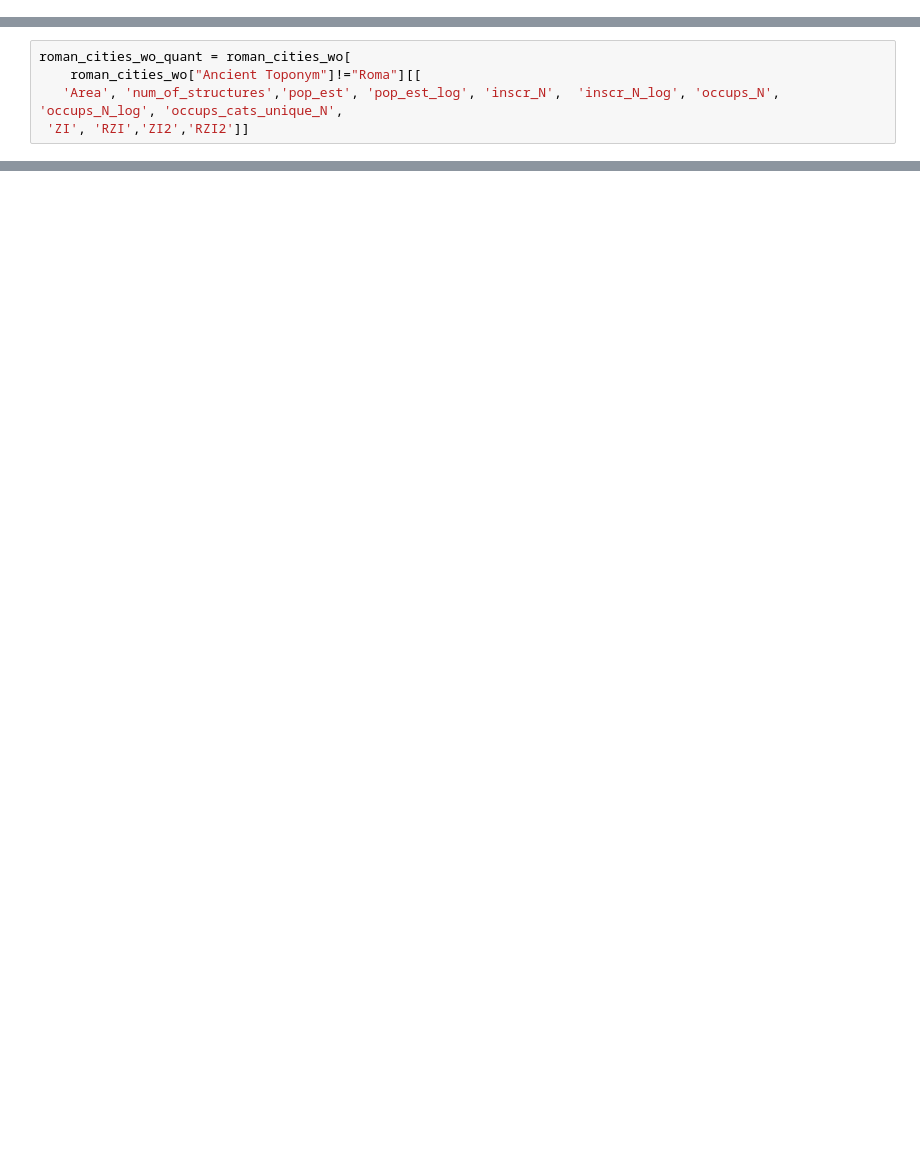
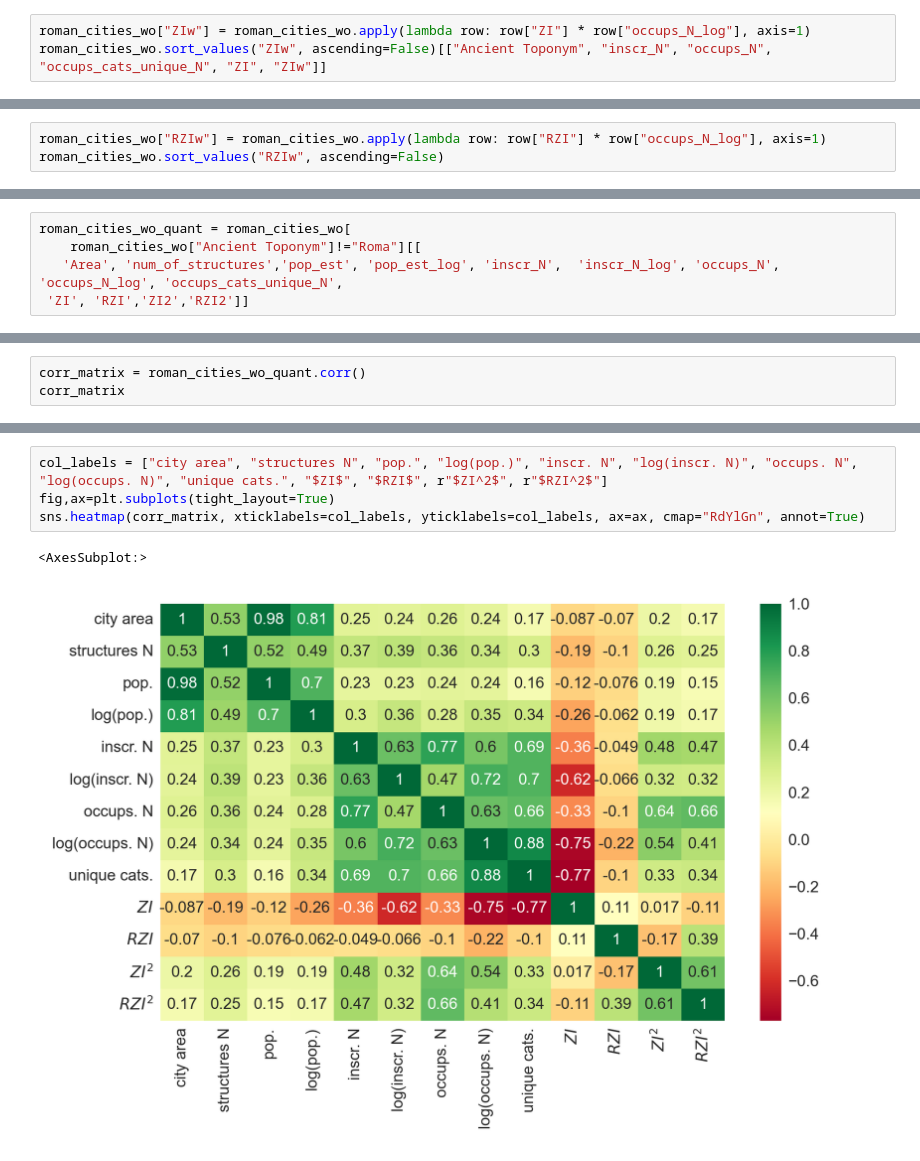
Before and after one commit to sdam-au/social_diversity, a Jupyter notebook: scripts/DIVERSITYvsSPECIALIZATION.ipynb, the cells around one changed output, grey strips where cells are left out. Saved outputs shown, nothing was run; the diff lists cells and outputs as text; blank space fills up the shorter version.

```diff
--- a/scripts/DIVERSITYvsSPECIALIZATION.ipynb
+++ b/scripts/DIVERSITYvsSPECIALIZATION.ipynb
@@ -478,0 +439,3 @@ Name: ZI_cat, Length: 313, dtype: object
+# %%
+roman_cities_wo["ZIw"] = roman_cities_wo.apply(lambda row: row["ZI"] * row["occups_N_log"], axis=1)
+roman_cities_wo.sort_values("ZIw", ascending=False)[["Ancient Toponym", "inscr_N", "occups_N", "occups_cats_unique_N", "ZI", "ZIw"]]
@@ -593,0 +564,3 @@ sns.regplot(x="occups_N_log", y="RZI", data=data)
+# %%
+roman_cities_wo["RZIw"] = roman_cities_wo.apply(lambda row: row["RZI"] * row["occups_N_log"], axis=1)
+roman_cities_wo.sort_values("RZIw", ascending=False)
@@ -742,0 +711,3 @@ roman_cities_wo_quant.corr()
+# %%
+corr_matrix = roman_cities_wo_quant.corr()
+corr_matrix
@@ -742,0 +736,7 @@ roman_cities_wo_quant.corr()
+# %%
+col_labels = ["city area", "structures N", "pop.", "log(pop.)", "inscr. N", "log(inscr. N)", "occups. N", "log(occups. N)", "unique cats.", "$ZI$", "$RZI$", r"$ZI^2$", r"$RZI^2$"]
+fig,ax=plt.subplots(tight_layout=True)
+sns.heatmap(corr_matrix, xticklabels=col_labels, yticklabels=col_labels, ax=ax, cmap="RdYlGn", annot=True)
+# %% [output]
+<AxesSubplot:>
+[figure, added]
```
Also changed, not shown: parts of 43 cells of this notebook, 4 other files.
